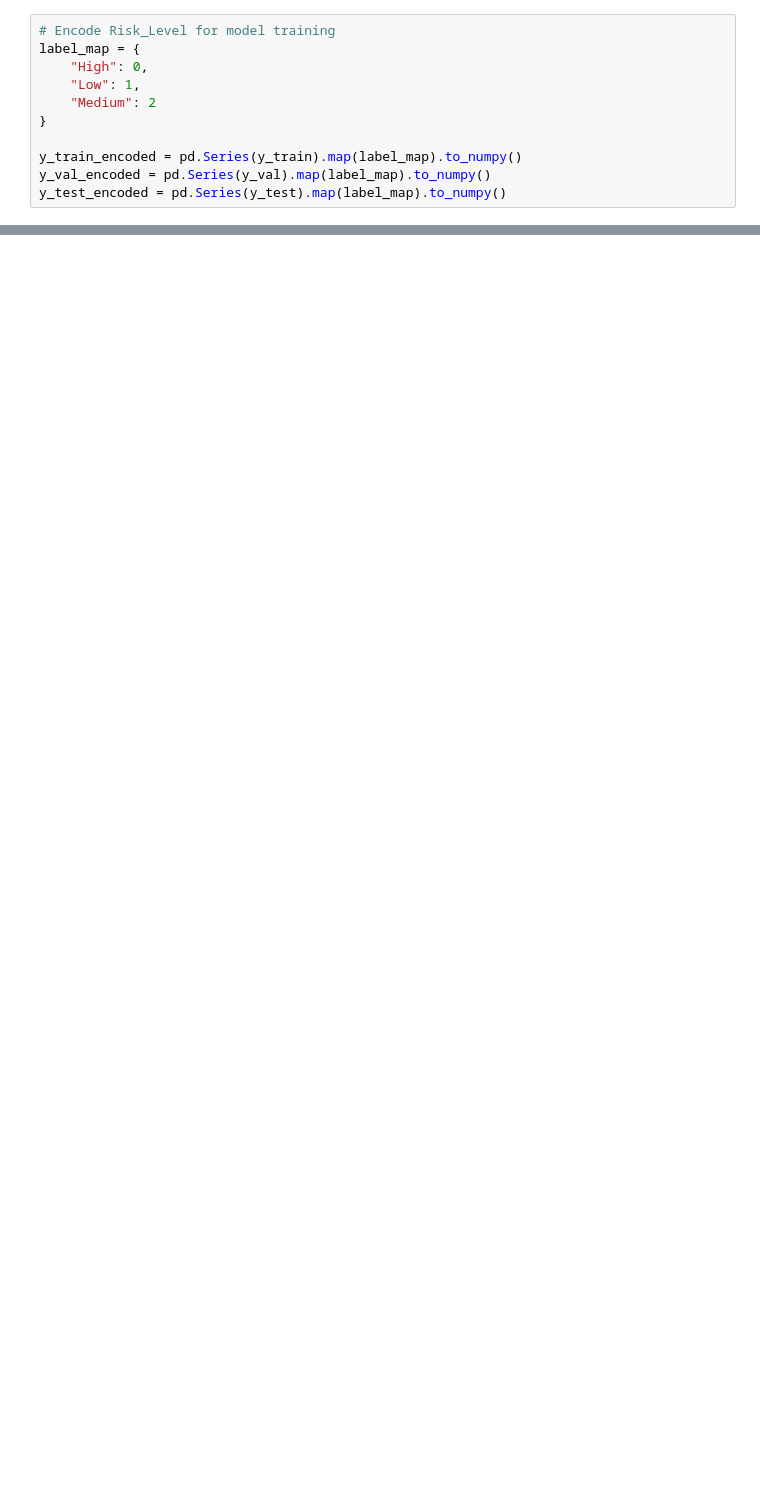
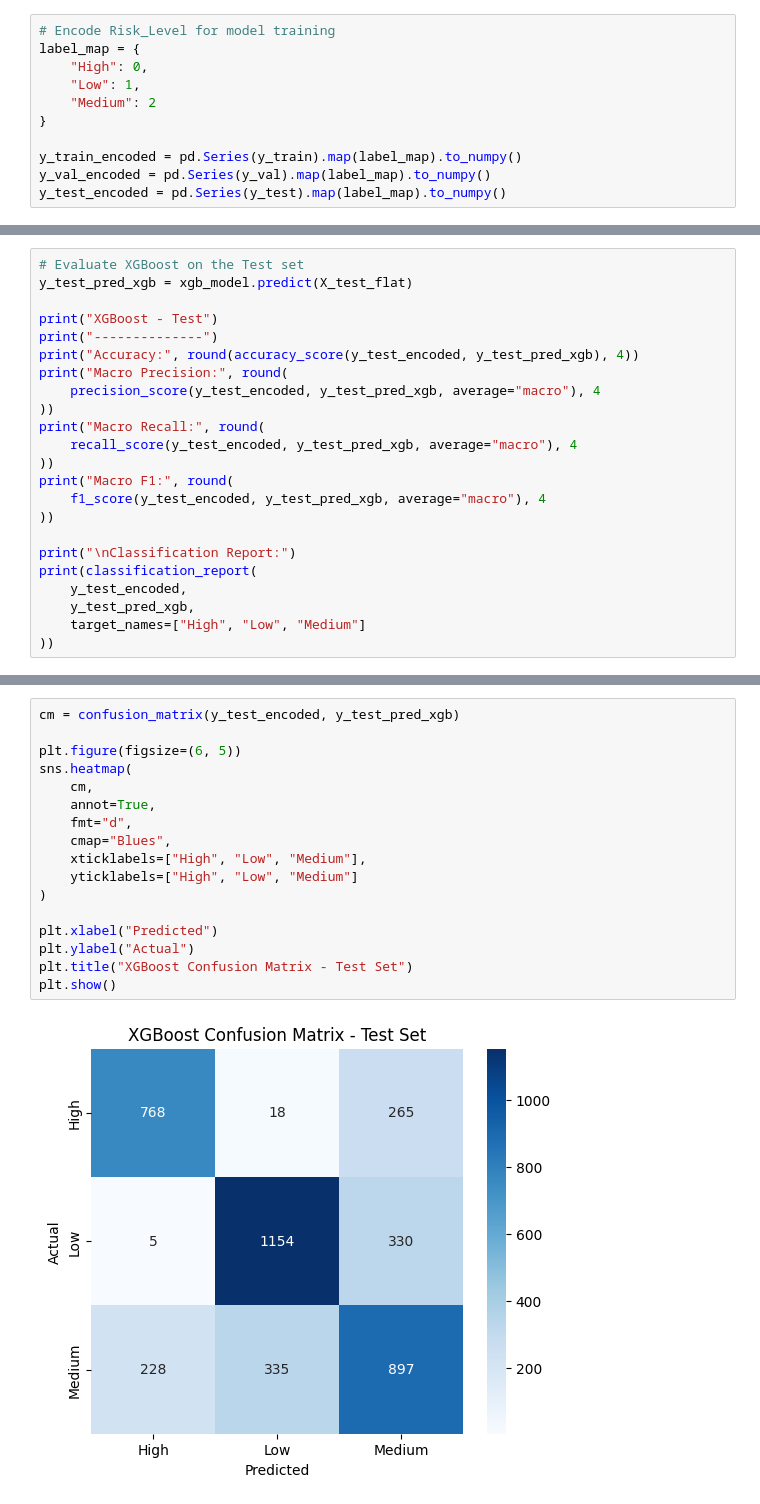
Before and after one commit to haneenalshammi/RASID, a Jupyter notebook: RASID_Models.ipynb, the cells around one changed output, grey strips where cells are left out. Saved outputs shown, nothing was run; the diff lists cells and outputs as text; blank space fills up the shorter version.

```diff
--- a/RASID_Models.ipynb
+++ b/RASID_Models.ipynb
@@ -1015,0 +675,23 @@ artifacts/model_info.json
+# %%
+# Evaluate XGBoost on the Test set
+y_test_pred_xgb = xgb_model.predict(X_test_flat)
+
+print("XGBoost - Test")
+print("--------------")
+print("Accuracy:", round(accuracy_score(y_test_encoded, y_test_pred_xgb), 4))
+print("Macro Precision:", round(
+    precision_score(y_test_encoded, y_test_pred_xgb, average="macro"), 4
+))
+print("Macro Recall:", round(
+    recall_score(y_test_encoded, y_test_pred_xgb, average="macro"), 4
+))
+print("Macro F1:", round(
+    f1_score(y_test_encoded, y_test_pred_xgb, average="macro"), 4
+))
+
+print("\nClassification Report:")
+print(classification_report(
+    y_test_encoded,
+    y_test_pred_xgb,
+    target_names=["High", "Low", "Medium"]
+))
@@ -1015,0 +716,19 @@ artifacts/model_info.json
+# %%
+cm = confusion_matrix(y_test_encoded, y_test_pred_xgb)
+
+plt.figure(figsize=(6, 5))
+sns.heatmap(
+    cm,
+    annot=True,
+    fmt="d",
+    cmap="Blues",
+    xticklabels=["High", "Low", "Medium"],
+    yticklabels=["High", "Low", "Medium"]
+)
+
+plt.xlabel("Predicted")
+plt.ylabel("Actual")
+plt.title("XGBoost Confusion Matrix - Test Set")
+plt.show()
+# %% [output]
+[figure, added]
```
Also changed, not shown: parts of 64 cells of this notebook, 2 other files.
